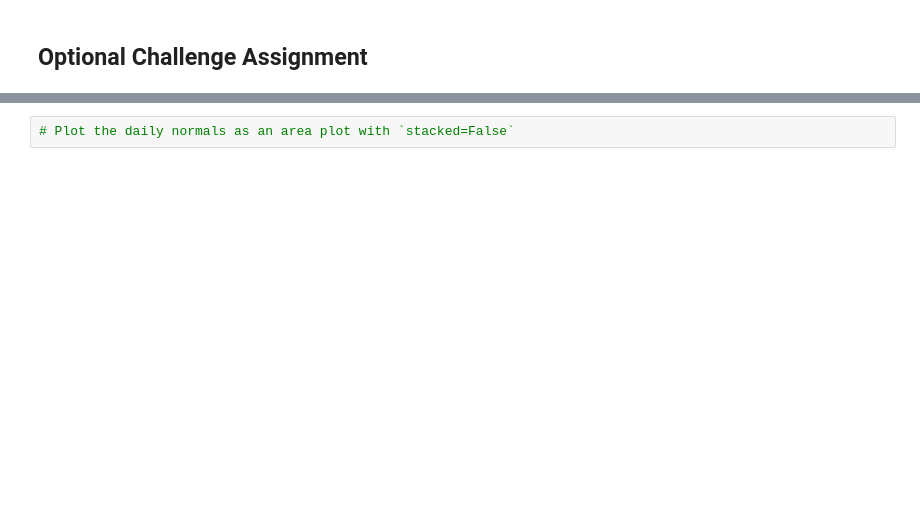
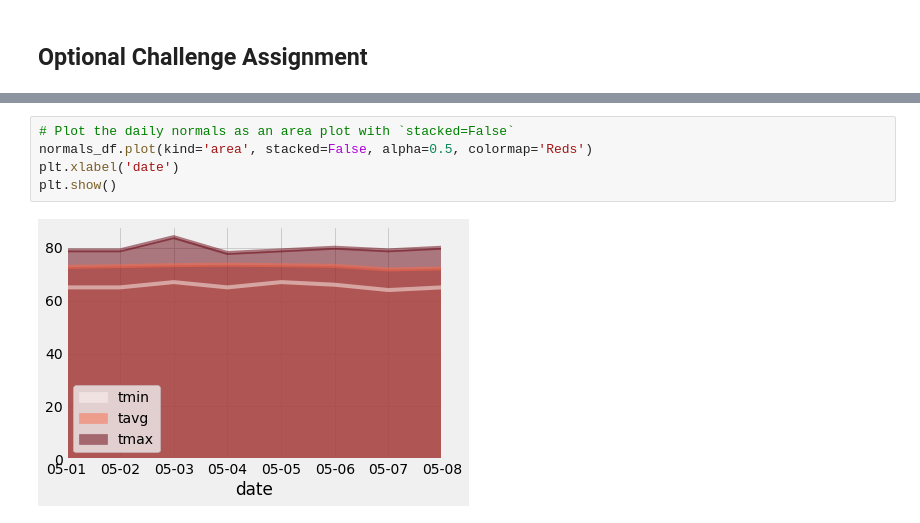
Before and after one commit to ohoweedy/dataviz-homework, a Jupyter notebook: SQLAlchemy/climate_starter.ipynb, the cells around one changed output, grey strips where cells are left out. Saved outputs shown, nothing was run; the diff lists cells and outputs as text; blank space fills up the shorter version.

```diff
--- a/SQLAlchemy/climate_starter.ipynb
+++ b/SQLAlchemy/climate_starter.ipynb
@@ -450,2 +475,7 @@ normals_df
 # %%
 # Plot the daily normals as an area plot with `stacked=False`
+normals_df.plot(kind='area', stacked=False, alpha=0.5, colormap='Reds')
+plt.xlabel('date')
+plt.show()
+# %% [output]
+[figure, added]
```
Also changed, not shown: parts of 12 cells of this notebook, 2 other files.
